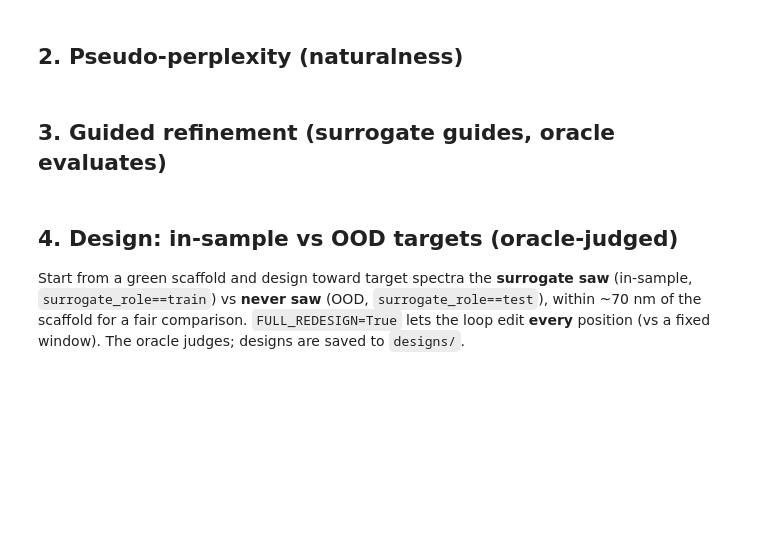
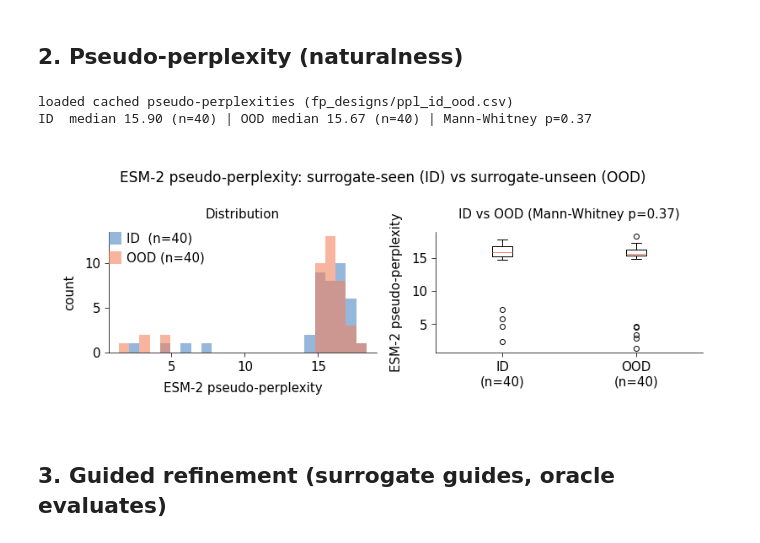
Before and after one commit to Arcadia-Science/FPguide, a Jupyter notebook: design/guided_design_approach1.ipynb, the cells around one changed output. Cells and saved outputs as stored; diff of their text form; code cells hidden in the pictures; blank space fills up the shorter version.

```diff
--- a/design/guided_design_approach1.ipynb
+++ b/design/guided_design_approach1.ipynb
@@ -69,6 +70,50 @@ def pseudo_perplexity(seq, batch_size=32):
         lp=torch.log_softmax(esm_model(bt)["logits"],dim=-1)
         for r,p in enumerate(ch): tot+=float(lp[r,p,base[p]])
     n=len(res); return tot, float(np.exp(-tot/n))
+# %%
+# Pseudo-perplexity distribution: ID (surrogate-seen, Srole==train) vs OOD (surrogate-unseen, Srole==test)
+from scipy.stats import mannwhitneyu
+PPL_PER_GROUP=40          # sample size per group (None = all; all is slow); results cached to fp_designs/
+ppl_cache=os.path.join("fp_designs","ppl_id_ood.csv")
+if os.path.exists(ppl_cache):
+    rec=list(csv.DictReader(open(ppl_cache)))
+    groups={g:np.array([float(r["ppl"]) for r in rec if r["group"]==g]) for g in ("ID","OOD")}
+    print(f"loaded cached pseudo-perplexities ({ppl_cache})")
+else:
+    rng_ppl=np.random.default_rng(0)
+    def _sample(role):
+        idx=np.where(Srole==role)[0]
+        if PPL_PER_GROUP and len(idx)>PPL_PER_GROUP: idx=np.sort(rng_ppl.choice(idx,PPL_PER_GROUP,replace=False))
+        return idx
+    groups={}; out_rows=[]
+    for g,role in [("ID","train"),("OOD","test")]:
+        vals=[]
+        for i in _sample(role):
+            _,p=pseudo_perplexity(seqs[i]); vals.append(p); out_rows.append((g,int(i),rows[i]["name"],f"{p:.4f}"))
+        groups[g]=np.array(vals); print(f"{g}: n={len(vals)} median {np.median(vals):.2f} mean {np.mean(vals):.2f}")
+    os.makedirs("fp_designs",exist_ok=True)
+    with open(ppl_cache,"w",newline="") as fh:
+        w=csv.writer(fh); w.writerow(["group","idx","name","ppl"]); [w.writerow(r) for r in out_rows]
+    print(f"saved -> {ppl_cache}")
+
+p_mwu=mannwhitneyu(groups["OOD"],groups["ID"],alternative="two-sided").pvalue
+print(f"ID  median {np.median(groups['ID']):.2f} (n={len(groups['ID'])}) | "
+      f"OOD median {np.median(groups['OOD']):.2f} (n={len(groups['OOD'])}) | Mann-Whitney p={p_mwu:.2g}")
+if HAVE_PLT:
+    fig,ax=plt.subplots(1,2,figsize=(11,4))
+    lo=min(groups['ID'].min(),groups['OOD'].min()); hi=max(groups['ID'].max(),groups['OOD'].max())
+    bins=np.linspace(lo,hi,25)
+    ax[0].hist(groups['ID'], bins=bins, alpha=0.6, color=apc.aegean, label=f"ID  (n={len(groups['ID'])})")
+    ax[0].hist(groups['OOD'],bins=bins, alpha=0.6, color=apc.amber,  label=f"OOD (n={len(groups['OOD'])})")
+    ax[0].set_xlabel("ESM-2 pseudo-perplexity"); ax[0].set_ylabel("count"); ax[0].legend(); ax[0].set_title("Distribution")
+    ax[1].boxplot([groups['ID'],groups['OOD']], tick_labels=[f"ID\n(n={len(groups['ID'])})", f"OOD\n(n={len(groups['OOD'])})"])
+    ax[1].set_ylabel("ESM-2 pseudo-perplexity"); ax[1].set_title(f"ID vs OOD (Mann-Whitney p={p_mwu:.2g})")
+    plt.suptitle("ESM-2 pseudo-perplexity: surrogate-seen (ID) vs surrogate-unseen (OOD)")
+    plt.tight_layout(); plt.show()
+# %% [output]
+loaded cached pseudo-perplexities (fp_designs/ppl_id_ood.csv)
+ID  median 15.90 (n=40) | OOD median 15.67 (n=40) | Mann-Whitney p=0.37
+[figure, added]
 # %% [markdown]
 ## 3. Guided refinement (surrogate guides, oracle evaluates)
 # %%
@@ -100,8 +150 @@ def guided_refine(seq, target, n_sweeps=1, k=6, lam=5.0, temperature=0.0, editab
     return tokens_to_seq(toks[0]), trace
-# %% [markdown]
-## 4. Design: in-sample vs OOD targets (oracle-judged)
-
-Start from a green scaffold and design toward target spectra the **surrogate saw** (in-sample,
-`surrogate_role==train`) vs **never saw** (OOD, `surrogate_role==test`), within ~70 nm of the scaffold for a
-fair comparison. `FULL_REDESIGN=True` lets the loop edit **every** position (vs a fixed window). The oracle
-judges; designs are saved to `designs/`.
```
Also changed, not shown: parts of 20 cells of this notebook, 27 other files.
